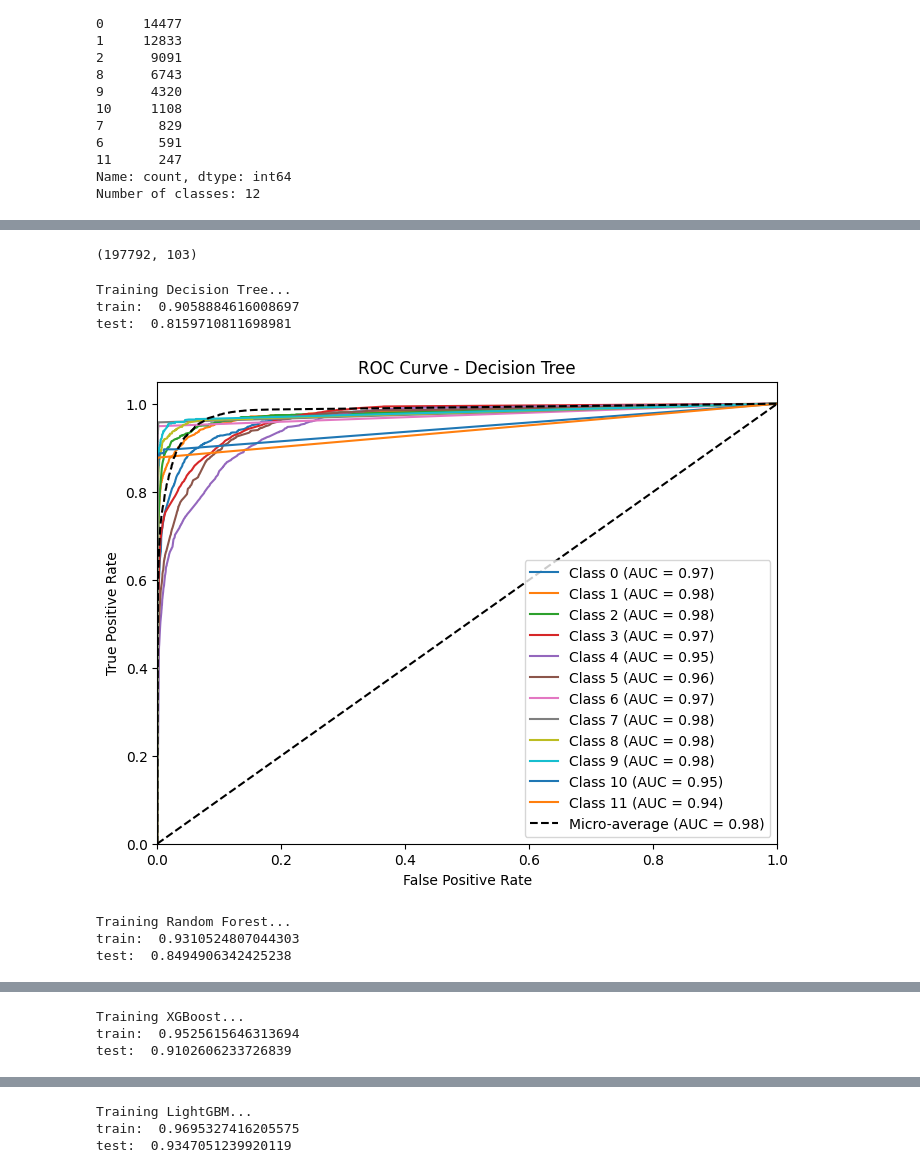
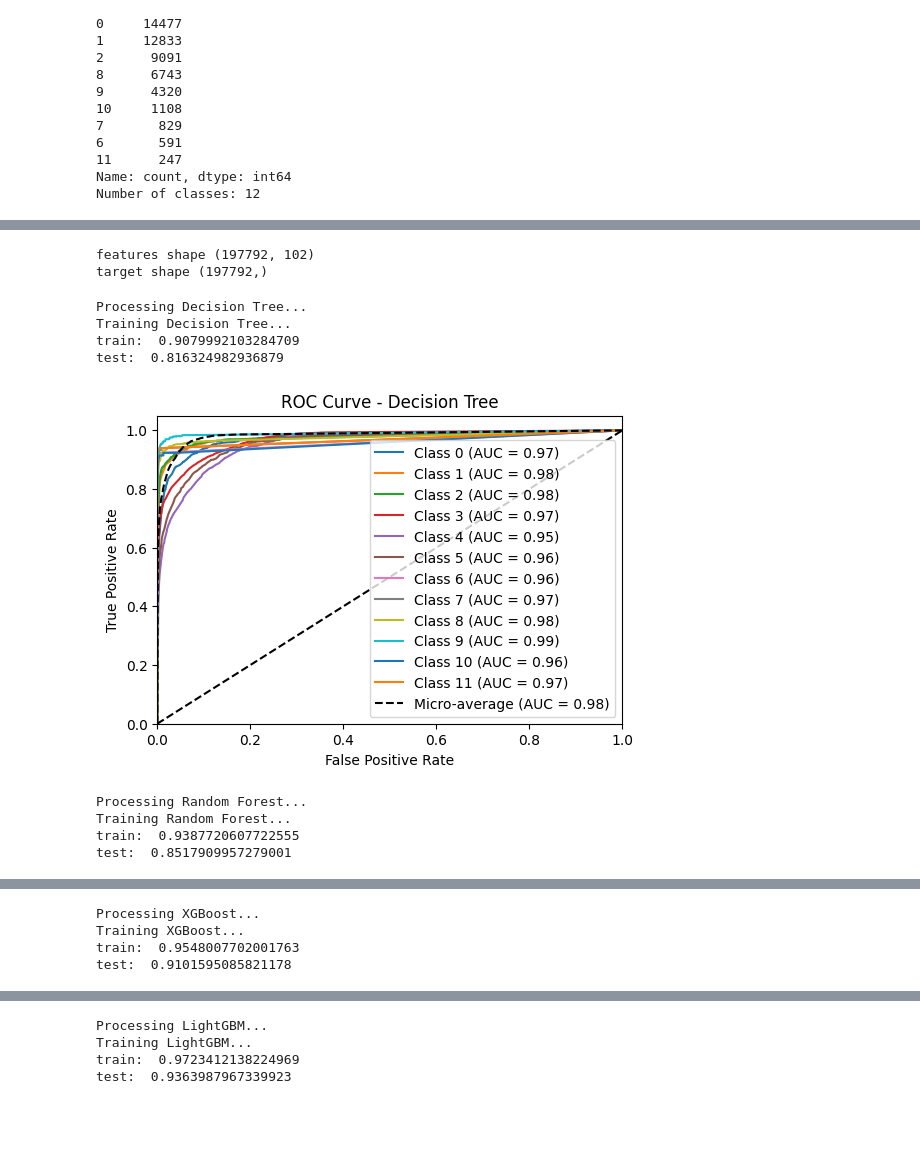
Before and after one commit to alexr9513/Credit-Rating, a Jupyter notebook: Credit_Rating.ipynb, the cells around one changed output, grey strips where cells are left out. Saved outputs shown, nothing was run; the diff lists cells and outputs as text; code cells hidden in the pictures; blank space fills up the shorter version.

```diff
--- a/Credit_Rating.ipynb
+++ b/Credit_Rating.ipynb
@@ -80,7 +80,7 @@ Index(['Cusip', 'ISIN', 'Description', 'Ticker', 'Composite Rating',
       dtype='object')
 # %%
 # drop unnecessary columns
-useless_columns = ['Cusip','ISIN', 'Description', 'Ticker','CIQ_ID','Company SEDOL','ISIN_ff']
+useless_columns = ['index','Cusip','ISIN', 'Description', 'Ticker','CIQ_ID','Company SEDOL','ISIN_ff']
 
 df.drop(columns=useless_columns, inplace=True)
 display(df)
@@ -159,14 +189,6 @@ Number of classes: 12
 # %%
-# define features and target
-X = df.drop('Composite Rating', axis=1)
-y = df['Composite Rating']
-
-# apply PCA
-#from sklearn.decomposition import PCA
-#pca = PCA(n_components=20)
-#X = pca.fit_transform(X)
-
-print(X.shape)
+print("features shape",X.shape)
+print("target shape",y.shape)
 
 # split training and test sets
 from sklearn.model_selection import train_test_split
@@ -177,7 +199,8 @@ from imblearn.over_sampling import SMOTE
 smote = SMOTE(random_state=42)
 X_train, y_train = smote.fit_resample(X_train, y_train)
 # %% [output]
-(197792, 103)
+features shape (197792, 102)
+target shape (197792,)
 # %%
 from sklearn.tree import DecisionTreeClassifier
 from sklearn.linear_model import LogisticRegression
@@ -250,6 +273,14 @@ import matplotlib.pyplot as plt
 from sklearn.metrics import classification_report, accuracy_score, roc_curve, auc
 from sklearn.preprocessing import label_binarize
 import numpy as np
+import joblib
+import os
+
+load = False
+
+# directory to save models
+models_dir = "models"
+os.makedirs(models_dir, exist_ok=True)  # create if not exists
 
 # file to store the results
 results_file = open("results.txt", "w")
@@ -261,8 +292,18 @@ y_test_bin = label_binarize(y_test, classes=classes)
 n_classes = y_train_bin.shape[1]
 
 for model_name, model in models.items():
-    print(f"Training {model_name}...")
-    model.fit(X_train, y_train)
+    print(f"Processing {model_name}...")
+
+    model_file = os.path.join(models_dir, f"{model_name}.pkl")
+
+    # --- Load model if exists, otherwise train & save ---
+    if load:
+        print(f"Loading {model_name} from disk...")
+        model = joblib.load(model_file)
+    else:
+        print(f"Training {model_name}...")
+        model.fit(X_train, y_train)
+        joblib.dump(model, model_file)  # save into models/ directory
 
     # Predictions
     y_train_pred = model.predict(X_train)
@@ -279,46 +320,44 @@ for model_name, model in models.items():
     results_file.write(classification_report(y_test, y_test_pred))
 
     # --- ROC curve ---
-    # Get predicted probabilities
     if hasattr(model, "predict_proba"):
         y_score = model.predict_proba(X_test)
 
-        # Some models return list of arrays (one per class)
         if isinstance(y_score, list):
             y_score = np.array([p[:,1] for p in y_score]).T
 
         fpr, tpr, roc_auc = {}, {}, {}
         for i in range(n_classes):
             fpr[i], tpr[i], _ = roc_curve(y_test_bin[:, i], y_score[:, i])
             roc_auc[i] = auc(fpr[i], tpr[i])
 
-        # Micro-average ROC
         fpr["micro"], tpr["micro"], _ = roc_curve(y_test_bin.ravel(), y_score.ravel())
         roc_auc["micro"] = auc(fpr["micro"], tpr["micro"])
 
-        # Plot ROC curve
-        plt.figure(figsize=(8, 6))
+        plt.figure(figsize=(6, 4))
         for i in range(n_classes):
             plt.plot(fpr[i], tpr[i], label=f"Class {classes[i]} (AUC = {roc_auc[i]:.2f})")
 
         plt.plot(fpr["micro"], tpr["micro"], linestyle='--', color="black",
                  label=f"Micro-average (AUC = {roc_auc['micro']:.2f})")
 
         plt.plot([0, 1], [0, 1], 'k--')
         plt.xlim([0.0, 1.0])
         plt.ylim([0.0, 1.05])
         plt.xlabel("False Positive Rate")
         plt.ylabel("True Positive Rate")
         plt.title(f"ROC Curve - {model_name}")
         plt.legend(loc="lower right")
         plt.show()
 
 results_file.close()
 # %% [output]
+Processing Decision Tree...
 Training Decision Tree...
-train:  0.9058884616008697
-test:  0.8159710811698981
+train:  0.9079992103284709
+test:  0.816324982936879
-[figure, old version]
+[figure, new version]
+Processing Random Forest...
 Training Random Forest...
-train:  0.9310524807044303
-test:  0.8494906342425238
+train:  0.9387720607722555
+test:  0.8517909957279001
@@ -326,3 +365,4 @@ test:  0.8494906342425238
+Processing XGBoost...
 Training XGBoost...
-train:  0.9525615646313694
-test:  0.9102606233726839
+train:  0.9548007702001763
+test:  0.9101595085821178
@@ -330,3 +370,4 @@ test:  0.9102606233726839
+Processing LightGBM...
 Training LightGBM...
-train:  0.9695327416205575
-test:  0.9347051239920119
+train:  0.9723412138224969
+test:  0.9363987967339923
```
Also changed, not shown: parts of 4 cells of this notebook, 1 other file.
